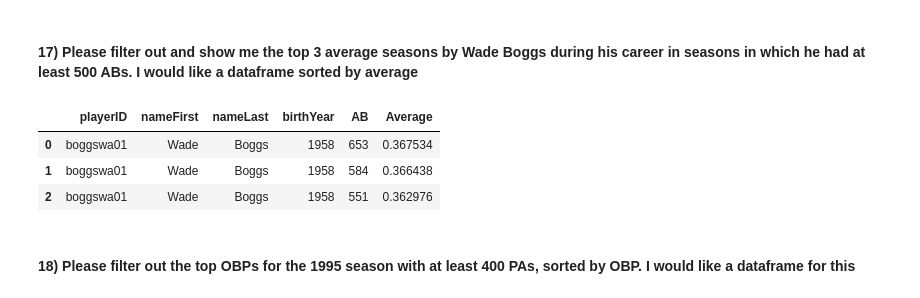
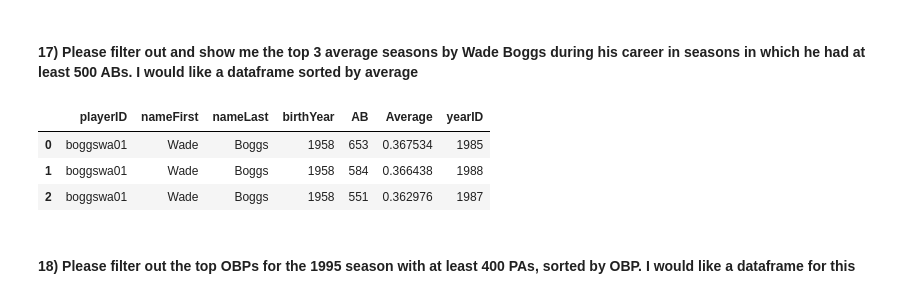
Before and after one commit to Yrzxiong/data-analysis-for-2016-baseball-games, a Jupyter notebook: assignment 1.ipynb, the cells around one changed output. Cells and saved outputs as stored; diff of their text form; code cells hidden in the pictures.

```diff
--- a/assignment 1.ipynb
+++ b/assignment 1.ipynb
@@ -236,15 +246,15 @@ df[df['yearID'] == 1988]['HR'].sum()
 # %%
 player = playerInfo[(playerInfo['nameFirst']=='Wade') & (playerInfo['nameLast']=='Boggs')]
 g = g_SumSeason[g_SumSeason['playerID']==str(player['playerID']).split()[1]]
 g = g[g['AB']>=500]
 g['Average']= g['H']/g['AB']
 g = g.sort_values('Average',ascending = False)[:3]
-pd.merge(playerInfo,g[['playerID','AB','Average']]).sort_values('Average', ascending = False)
+pd.merge(playerInfo,g[['playerID','AB','Average','yearID']]).sort_values('Average', ascending = False)
 # %% [output]
-|  | playerID | nameFirst | nameLast | birthYear | AB | Average |
-| 0 | boggswa01 | Wade | Boggs | 1958 | 653 | 0.367534 |
-| 1 | boggswa01 | Wade | Boggs | 1958 | 584 | 0.366438 |
-| 2 | boggswa01 | Wade | Boggs | 1958 | 551 | 0.362976 |
+|  | playerID | nameFirst | nameLast | birthYear | AB | Average | yearID |
+| 0 | boggswa01 | Wade | Boggs | 1958 | 653 | 0.367534 | 1985 |
+| 1 | boggswa01 | Wade | Boggs | 1958 | 584 | 0.366438 | 1988 |
+| 2 | boggswa01 | Wade | Boggs | 1958 | 551 | 0.362976 | 1987 |
 # %% [markdown]
 #### 18) Please filter out the top OBPs for the 1995 season with at least 400 PAs, sorted by OBP.  I would like a dataframe for this
 # %%
```
Also changed, not shown: parts of 6 cells of this notebook.
